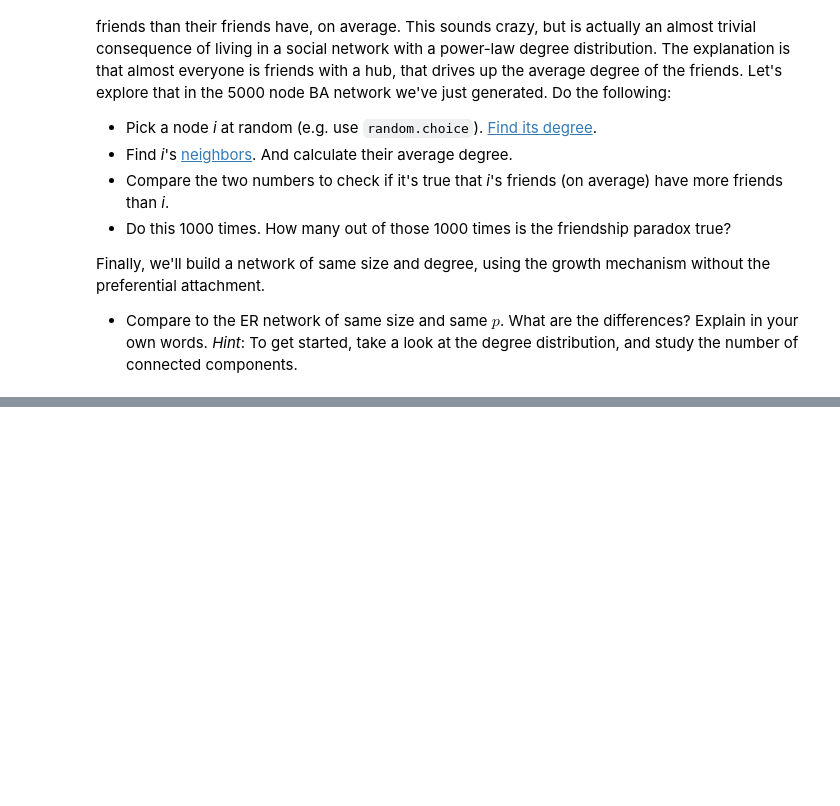
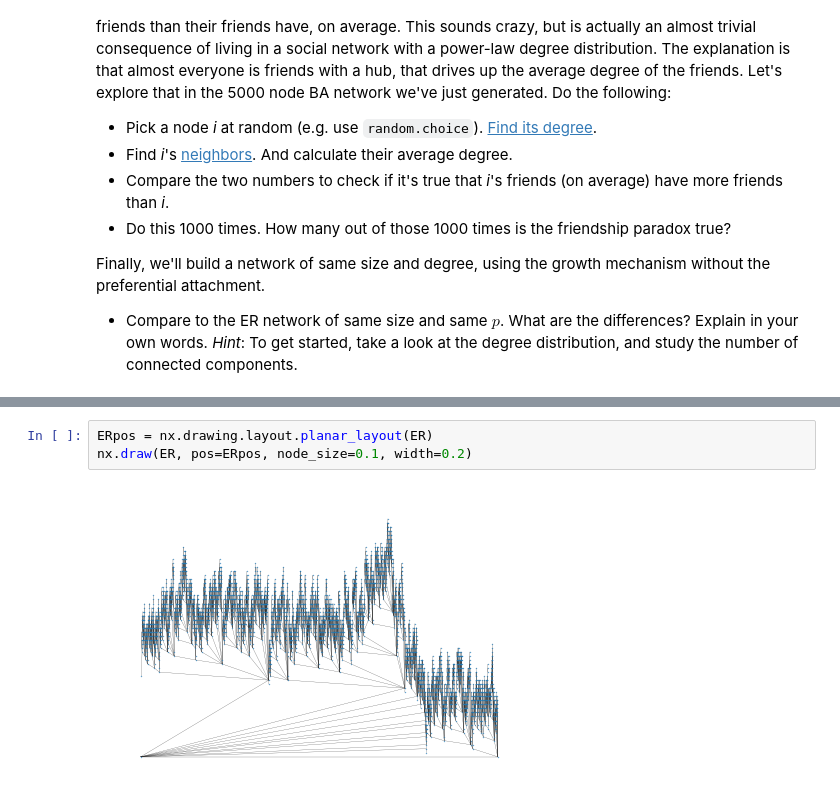
Before and after one commit to SocialComplexityLab/socialgraphs2021, a Jupyter notebook: assignments/Assignment1.ipynb, the cells around one changed output, grey strips where cells are left out. Cells and saved outputs as stored; diff of their text form; blank space fills up the shorter version.

```diff
--- a/assignments/Assignment1.ipynb
+++ b/assignments/Assignment1.ipynb
@@ -198,0 +299,5 @@ Finally, we'll build a network of same size and degree, using the growth mechani
+# %%
+ERpos = nx.drawing.layout.planar_layout(ER)
+nx.draw(ER, pos=ERpos, node_size=0.1, width=0.2)
+# %% [output]
+[figure, added]
```
Also changed, not shown: parts of 14 cells of this notebook.
